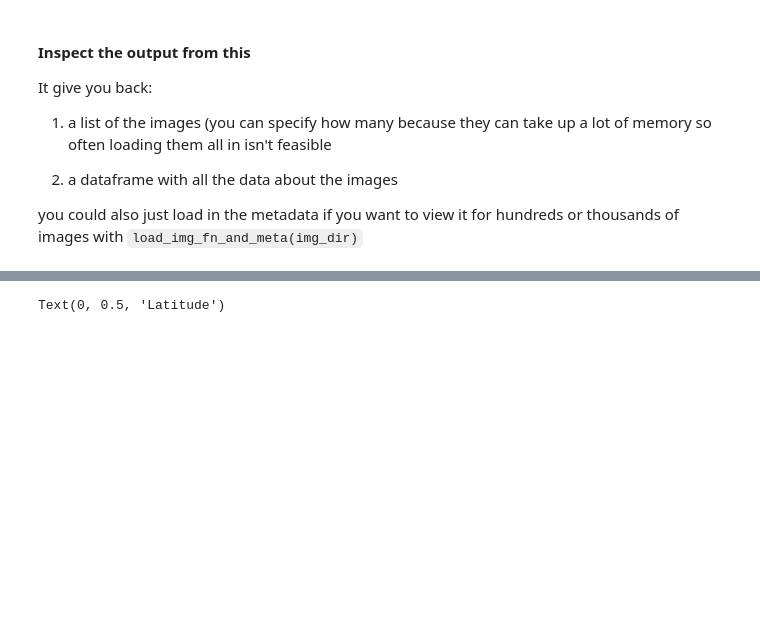
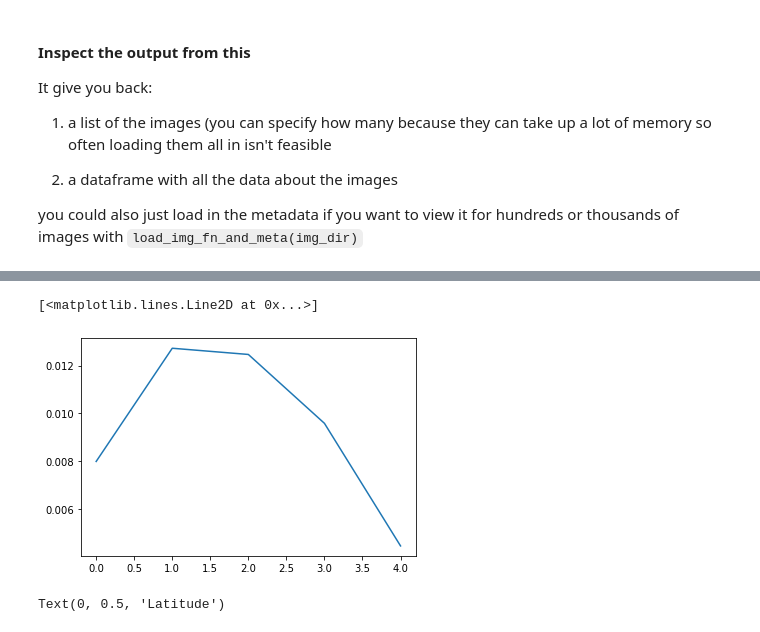
Before and after one commit to aewindle110/DroneWQ, a Jupyter notebook: UAS_radiometry_processing_v3.ipynb, the cells around one changed output, grey strips where cells are left out. Cells and saved outputs as stored; diff of their text form; code cells hidden in the pictures; blank space fills up the shorter version.

```diff
--- a/UAS_radiometry_processing_v3.ipynb
+++ b/UAS_radiometry_processing_v3.ipynb
@@ -97,3 +156,8 @@ you could also just load in the metadata if you want to view it for hundreds or
+# %%
+plt.plot(lt_imgs[0].mean(axis=(1,2)))
+# %% [output]
+[<matplotlib.lines.Line2D at 0x...>]
+[figure, added]
 # %%
 rrs_imgs, rrs_img_metadata = retrieve_imgs_and_metadata(project_path+'/rrs_imgs', count=10, start=0, altitude_cutoff=0)
 # %%
```
Also changed, not shown: parts of 13 cells of this notebook, 2 other files.
